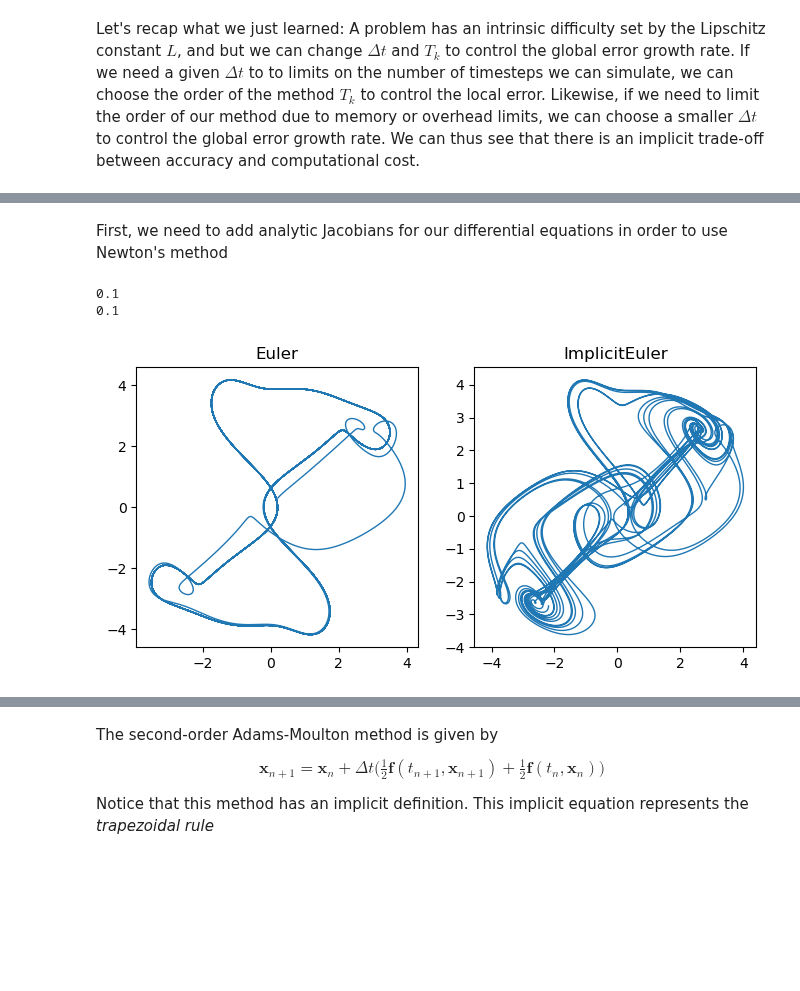
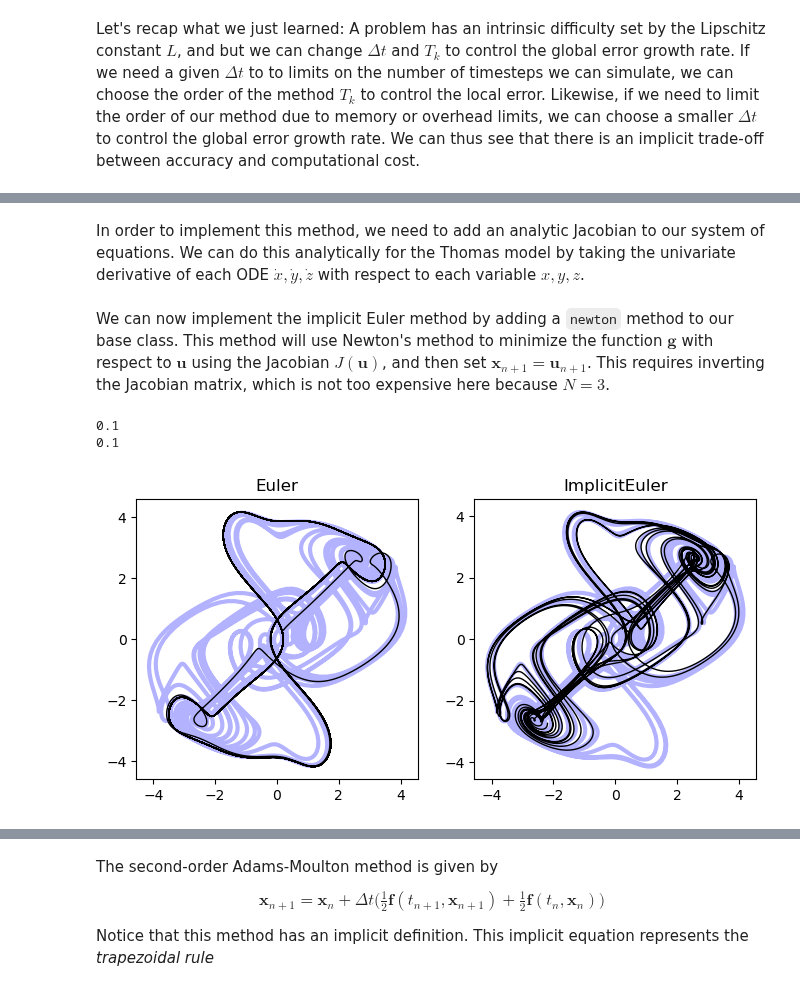
Before and after one commit to williamgilpin/cphy, a Jupyter notebook: talks/lorenz_odeint.ipynb, the cells around one changed output, grey strips where cells are left out. Cells and saved outputs as stored; diff of their text form; code cells hidden in the pictures; blank space fills up the shorter version.

```diff
--- a/talks/lorenz_odeint.ipynb
+++ b/talks/lorenz_odeint.ipynb
@@ -441,15 +402,17 @@ class RK7(BaseFixedStepIntegrator):
 # dt_val = 0.5
 dt_val = 0.1
 system = thomas_model
-# system = lorenz_model
 ic = np.array([0.21, 0.3, 0.4])
 t = np.linspace(0, 600, 3000)
 
 plt.figure(figsize=(10, 7))
 
+all_solutions = dict()
+all_solutions["Reference"] = X_reference # store the solution for each integrator in a dictionary
 for i, integrator in enumerate([Euler(), ModifiedEuler(), Heun(), Ralston(), RK4(), RK7()]):
     integrator.dt = dt_val
-    sol = integrator.integrate(system, [t[0], t[-1]], ic)
+    sol = integrator.integrate(system, [t[0], t[-1]], ic, t_eval=t)
+    all_solutions[integrator.name] = sol.y
 
     plt.subplot(2, 3, i+1)
     plt.plot(X_reference[:, 0], X_reference[:, 1], linewidth=3, color='b', alpha=0.2)
@@ -732,5 +743,5 @@ $$
 
 where $\mathbf{I}$ is the identity matrix and $J$ is the Jacobian of $\mathbf{f}$ evaluated at $\mathbf{x}_{n+1}$. We can therefore solve for $\mathbf{x}_{n+1}$ by approximating this solution with the Newton-Raphson method: -->
 # %% [markdown]
-First, we need to add analytic Jacobians for our differential equations in order to use Newton's method
+In order to implement this method, we need to add an analytic Jacobian to our system of equations. We can do this analytically for the Thomas model by taking the univariate derivative of each ODE $\dot{x}, \dot{y}, \dot{z}$ with respect to each variable $x, y, z$.
 # %%
@@ -764,3 +760,5 @@ lorenz_model = LorenzModelWithJacobian()
+# %% [markdown]
+We can now implement the implicit Euler method by adding a `newton` method to our base class. This method will use Newton's method to minimize the function $\mathbf{g}$ with respect to $\mathbf{u}$ using the Jacobian $J(\mathbf{u})$, and then set $\mathbf{x}_{n+1} = \mathbf{u}_{n+1}$. This requires inverting the Jacobian matrix, which is not too expensive here because $N = 3$.
 # %%
 class ImplicitEuler(BaseFixedStepIntegrator):
     """
@@ -771,10 +769,19 @@ class ImplicitEuler(BaseFixedStepIntegrator):
 
     def newton(self, f, jac, t, y, tol=1e-6, max_iter=30):
         """
-        Newton's method for solving nonlinear equations
+        Newton's method for solving nonlinear equations.
 
-        assumes that the rhs is stored in f, and the jacobian is stored in jac
+        Args:
+            f: The right-hand side function of the ODE. Returns a vector of length $N$.
+            jac: The Jacobian of the right-hand side function. Returns a matrix of
+                size $N \times N$.
+            t: The current time.
+            y: The current state.
+            tol: The tolerance for the solution.
+            max_iter: The maximum number of iterations.
 
+        Returns:
+            The solution to the nonlinear equation.
         """
         y0 = y.copy()
         n = len(y)
@@ -793,31 +800,33 @@ class ImplicitEuler(BaseFixedStepIntegrator):
 # %%
 dt_val = 0.1
 ic = np.array([0.21, 0.3, 0.4])
 t = np.linspace(0, 600, 3000)
 system = thomas_model
 
 
 plt.figure(figsize=(8, 8))
 
 # explicit methods
 integrator = Euler(dt=dt_val)
 sol = integrator.integrate(system, [t[0], t[-1]], ic)
 plt.subplot(2, 2, 1)
-plt.plot(sol.y[:, 0], sol.y[:, 1], linewidth=1)
+plt.plot(X_reference[:, 0], X_reference[:, 1], linewidth=3, color='b', alpha=0.3)
+plt.plot(sol.y[:, 0], sol.y[:, 1], linewidth=1, color='k')
 plt.title(integrator.name)
 print(integrator.dt)
 
 # implicit methods
 integrator = ImplicitEuler(dt=dt_val)
 sol = integrator.integrate(system, [t[0], t[-1]], ic)
 plt.subplot(2, 2, 2)
-plt.plot(sol.y[:, 0], sol.y[:, 1], linewidth=1)
+plt.plot(X_reference[:, 0], X_reference[:, 1], linewidth=3, color='b', alpha=0.3)
+plt.plot(sol.y[:, 0], sol.y[:, 1], linewidth=1, color='k')
 plt.title(integrator.name)
 print(integrator.dt)
 # %% [output]
 0.1
 0.1
-[figure, old version]
+[figure, new version]
 # %% [markdown]
 ## Why use implicit methods?
 
```
Also changed, not shown: parts of 37 cells of this notebook.
